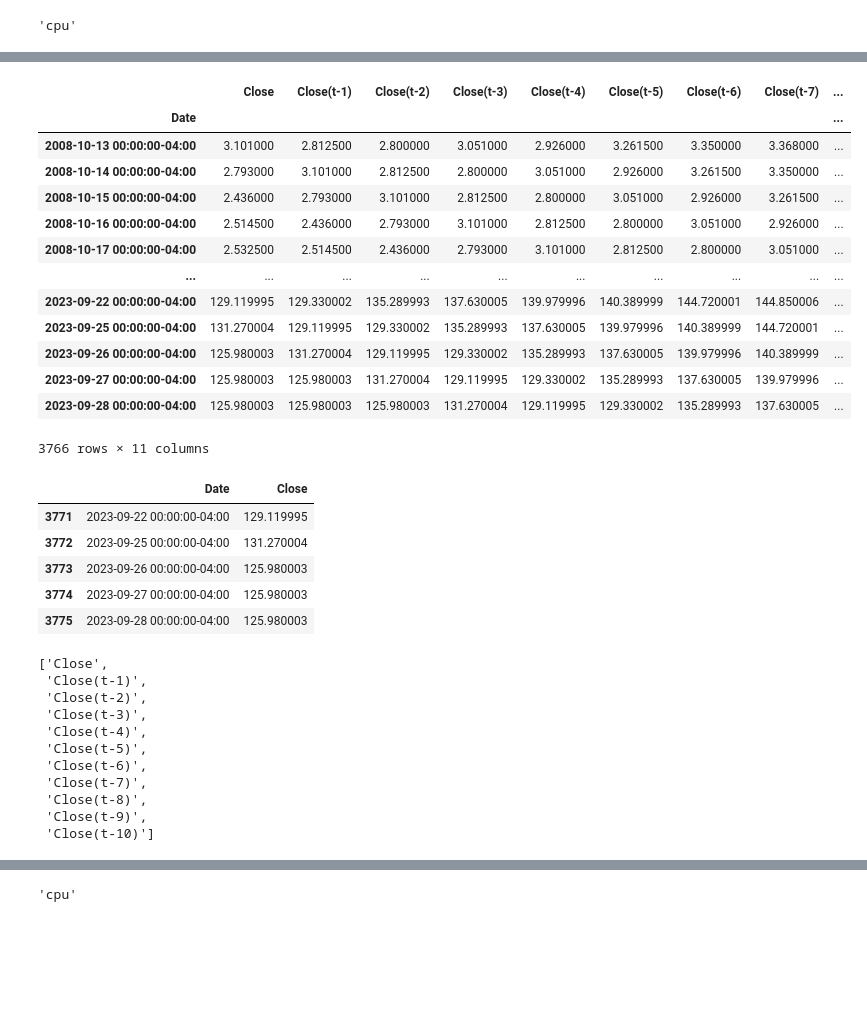
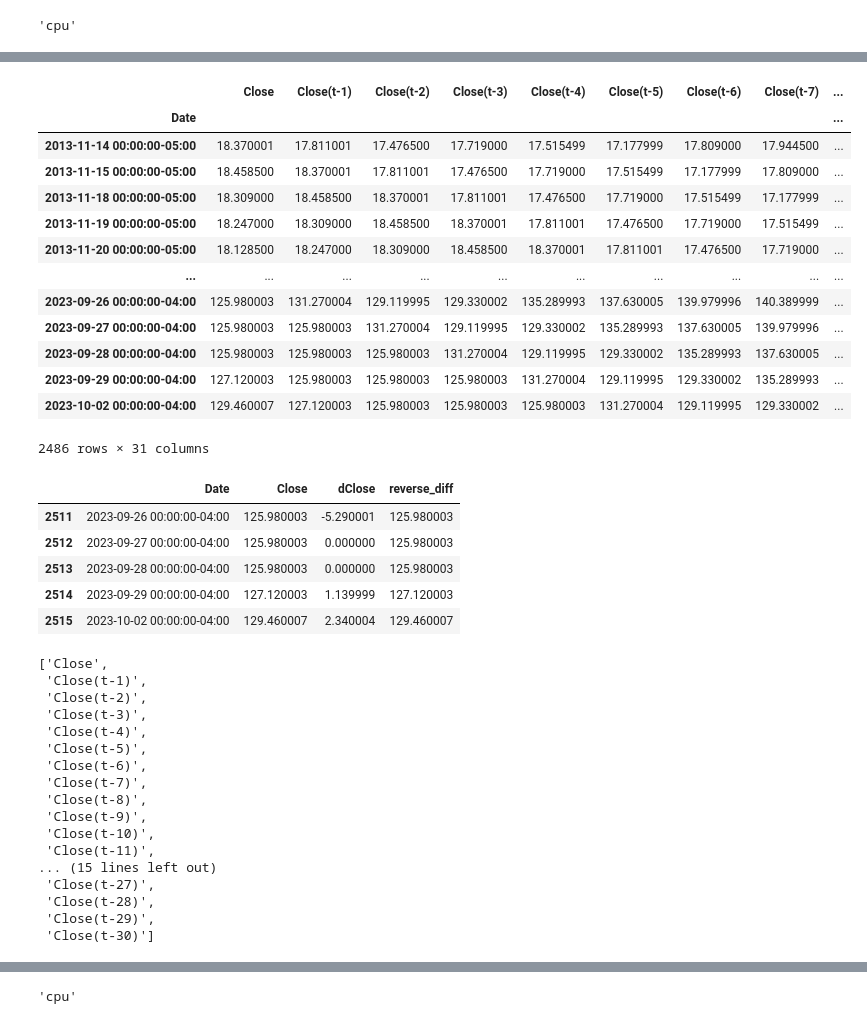
Before and after one commit to ELGUN00/Stock-Price-Prediction-PyTorch-LSTM, a Jupyter notebook: notebook.ipynb, the cells around one changed output, grey strips where cells are left out. Drawn from its saved outputs; the diff is of its cells as text; code cells hidden in the pictures; blank space fills up the shorter version.

```diff
--- a/notebook.ipynb
+++ b/notebook.ipynb
@@ -12,7 +12,7 @@ data
 # %% [output]
 yfinance.Ticker object <AMZN>
 # %%
-df = data.history(period="15y")
+df = data.history(period="10y")
 # %%
 df
 # %% [output]
@@ -98,0 +106,3 @@ df
+# %%
+df.loc[:,'dClose']= df.loc[:,'Close'].diff().fillna(0)
+df
@@ -98,0 +128,3 @@ df
+# %%
+df['reverse_diff'] = df['Close'].shift(1) + df['dClose']
+df
@@ -121,35 +177,37 @@ def prepare_dataframe(df,n_steps):
 
     dc.dropna(inplace=True)
 
+    dc = dc.drop(columns=['dClose','reverse_diff'])
+
     return dc
 # %%
-lookback = 10
+lookback = 30
 shifted_df = prepare_dataframe(df,lookback)
 shifted_df
 # %% [output]
 |  | Close | Close(t-1) | Close(t-2) | Close(t-3) | Close(t-4) | Close(t-5) | Close(t-6) | Close(t-7) | ... |
 | Date |  |  |  |  |  |  |  |  | ... |
-| 2008-10-13 00:00:00-04:00 | 3.101000 | 2.812500 | 2.800000 | 3.051000 | 2.926000 | 3.261500 | 3.350000 | 3.368000 | ... |
-| 2008-10-14 00:00:00-04:00 | 2.793000 | 3.101000 | 2.812500 | 2.800000 | 3.051000 | 2.926000 | 3.261500 | 3.350000 | ... |
-| 2008-10-15 00:00:00-04:00 | 2.436000 | 2.793000 | 3.101000 | 2.812500 | 2.800000 | 3.051000 | 2.926000 | 3.261500 | ... |
-| 2008-10-16 00:00:00-04:00 | 2.514500 | 2.436000 | 2.793000 | 3.101000 | 2.812500 | 2.800000 | 3.051000 | 2.926000 | ... |
-| 2008-10-17 00:00:00-04:00 | 2.532500 | 2.514500 | 2.436000 | 2.793000 | 3.101000 | 2.812500 | 2.800000 | 3.051000 | ... |
+| 2013-11-14 00:00:00-05:00 | 18.370001 | 17.811001 | 17.476500 | 17.719000 | 17.515499 | 17.177999 | 17.809000 | 17.944500 | ... |
+| 2013-11-15 00:00:00-05:00 | 18.458500 | 18.370001 | 17.811001 | 17.476500 | 17.719000 | 17.515499 | 17.177999 | 17.809000 | ... |
+| 2013-11-18 00:00:00-05:00 | 18.309000 | 18.458500 | 18.370001 | 17.811001 | 17.476500 | 17.719000 | 17.515499 | 17.177999 | ... |
+| 2013-11-19 00:00:00-05:00 | 18.247000 | 18.309000 | 18.458500 | 18.370001 | 17.811001 | 17.476500 | 17.719000 | 17.515499 | ... |
+| 2013-11-20 00:00:00-05:00 | 18.128500 | 18.247000 | 18.309000 | 18.458500 | 18.370001 | 17.811001 | 17.476500 | 17.719000 | ... |
 | ... | ... | ... | ... | ... | ... | ... | ... | ... | ... |
-| 2023-09-22 00:00:00-04:00 | 129.119995 | 129.330002 | 135.289993 | 137.630005 | 139.979996 | 140.389999 | 144.720001 | 144.850006 | ... |
-| 2023-09-25 00:00:00-04:00 | 131.270004 | 129.119995 | 129.330002 | 135.289993 | 137.630005 | 139.979996 | 140.389999 | 144.720001 | ... |
 | 2023-09-26 00:00:00-04:00 | 125.980003 | 131.270004 | 129.119995 | 129.330002 | 135.289993 | 137.630005 | 139.979996 | 140.389999 | ... |
 | 2023-09-27 00:00:00-04:00 | 125.980003 | 125.980003 | 131.270004 | 129.119995 | 129.330002 | 135.289993 | 137.630005 | 139.979996 | ... |
 | 2023-09-28 00:00:00-04:00 | 125.980003 | 125.980003 | 125.980003 | 131.270004 | 129.119995 | 129.330002 | 135.289993 | 137.630005 | ... |
+| 2023-09-29 00:00:00-04:00 | 127.120003 | 125.980003 | 125.980003 | 125.980003 | 131.270004 | 129.119995 | 129.330002 | 135.289993 | ... |
+| 2023-10-02 00:00:00-04:00 | 129.460007 | 127.120003 | 125.980003 | 125.980003 | 125.980003 | 131.270004 | 129.119995 | 129.330002 | ... |
-3766 rows × 11 columns
+2486 rows × 31 columns
 # %%
 df.tail()
 # %% [output]
-|  | Date | Close |
-| 3771 | 2023-09-22 00:00:00-04:00 | 129.119995 |
-| 3772 | 2023-09-25 00:00:00-04:00 | 131.270004 |
-| 3773 | 2023-09-26 00:00:00-04:00 | 125.980003 |
-| 3774 | 2023-09-27 00:00:00-04:00 | 125.980003 |
-| 3775 | 2023-09-28 00:00:00-04:00 | 125.980003 |
+|  | Date | Close | dClose | reverse_diff |
+| 2511 | 2023-09-26 00:00:00-04:00 | 125.980003 | -5.290001 | 125.980003 |
+| 2512 | 2023-09-27 00:00:00-04:00 | 125.980003 | 0.000000 | 125.980003 |
+| 2513 | 2023-09-28 00:00:00-04:00 | 125.980003 | 0.000000 | 125.980003 |
+| 2514 | 2023-09-29 00:00:00-04:00 | 127.120003 | 1.139999 | 127.120003 |
+| 2515 | 2023-10-02 00:00:00-04:00 | 129.460007 | 2.340004 | 129.460007 |
 # %%
 #Mali4521
 # %%
@@ -176,7 +234,13 @@ columns
  'Close(t-7)',
  'Close(t-8)',
  'Close(t-9)',
- 'Close(t-10)']
+ 'Close(t-10)',
+ 'Close(t-11)',
+... (15 lines left out)
+ 'Close(t-27)',
+ 'Close(t-28)',
+ 'Close(t-29)',
+ 'Close(t-30)']
 # %%
 shifted_df[columns] = scaler.fit_transform(shifted_df)
 # %%
```
Also changed, not shown: parts of 48 cells of this notebook, 1 other file.
